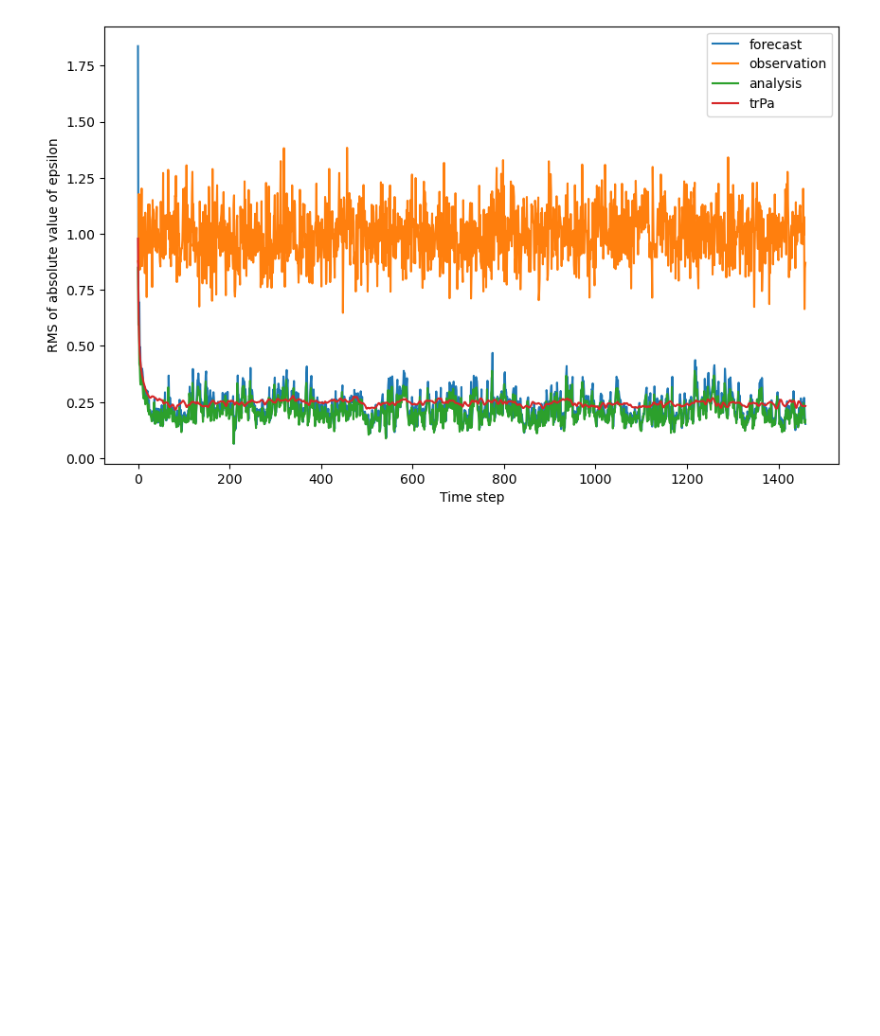
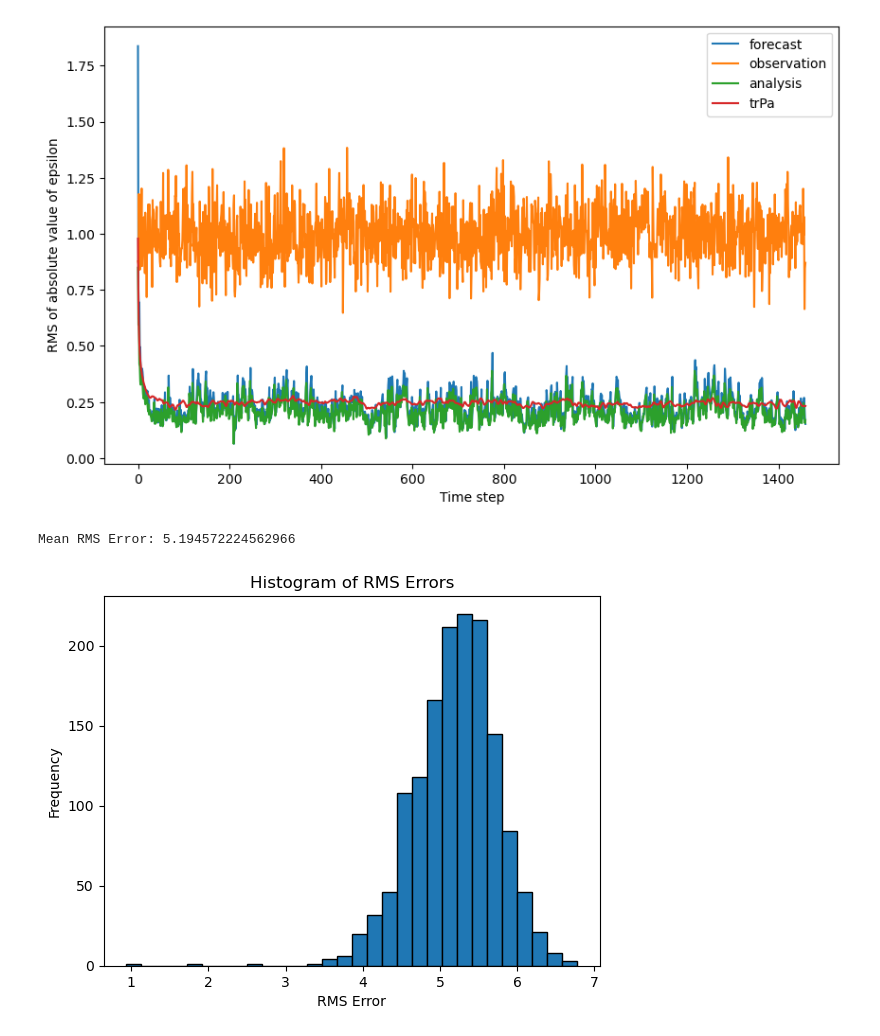
Before and after one commit to gallardo0825/Data_assimilation_A, a Jupyter notebook: assignment5-2.ipynb, the cells around one changed output. Drawn from its saved outputs; the diff is of its cells as text; code cells hidden in the pictures; blank space fills up the shorter version.

```diff
--- a/assignment5-2.ipynb
+++ b/assignment5-2.ipynb
@@ -147,3 +147,78 @@ if __name__ == "__main__":
     main()
 # %% [output]
 [figure]
+# %%
+import pandas as pd
+import numpy as np
+from scipy.linalg import inv, sqrtm
+from numpy import identity as eye
+import sys
+import matplotlib.pyplot as plt
+
+F = 8.0
+N = 40
+dt = 0.05
+days = 365
+day_steps = int(0.20 / dt)
+time_step = days * day_steps + 1
+delta = 1.0e-5
+ls_time_step = [i for i in range(time_step)]
+
+def L96(x):
+    dxdt = np.zeros(N)
+    for i in range(N):
+        dxdt[i] = (x[(i + 1) % N] - x[i - 2]) * x[i - 1] - x[i] + F
+    return dxdt
+
+def Rk4(xold):
+    k1 = L96(xold)
+    k2 = L96(xold + k1 * dt / 2.)
+    k3 = L96(xold + k2 * dt / 2.)
+    k4 = L96(xold + k3 * dt)
+    xnew = xold + dt / 6.0 * (k1 + 2.0 * k2 + 2.0 * k3 + k4)
+    return xnew
+
+#Root-Mean-Square
+def RMS(error):
+    RSS = 0
+    for i in range(len(error)):
+        RSS += error[i]**2
+    return np.sqrt(RSS/len(error))
+
+def main():
+    df_x_true = pd.read_csv('t_data.csv', header=0, index_col=0)
+    x_true = df_x_true.values
+    df_y = pd.read_csv('o_data.csv', header=0, index_col=0)
+    y = df_y.values
+    #ヤコビ行列での計算で使う
+    IN = np.eye(N)
+    #観測演算子(今回は y : 40変数、x : 40変数)
+    #仮
+    H = np.eye(N)
+    #観測誤差共分散行列(標準正規分布に従う乱数を真値に足して観測データとした)
+    #仮
+    R = np.eye(N)
+    Epsilon_a = []
+    for i in range(1,1460):
+        x_a = x_true[i,:]
+        epsilon_a = x_a - x_true[0,:]
+        Epsilon_a.append(RMS(epsilon_a))
+
+    # Convert to NumPy array for plotting
+    Epsilon_a = np.array(Epsilon_a)
+
+    # Print mean RMS error
+    print("Mean RMS Error:", np.mean(Epsilon_a))
+
+    # Plot histogram
+    plt.hist(Epsilon_a, bins=30, edgecolor='k')
+    plt.xlabel('RMS Error')
+    plt.ylabel('Frequency')
+    plt.title('Histogram of RMS Errors')
+    plt.show()
+
+if __name__ == "__main__":
+    main()
+# %% [output]
+Mean RMS Error: 5.194572224562966
+[figure, added]
```
